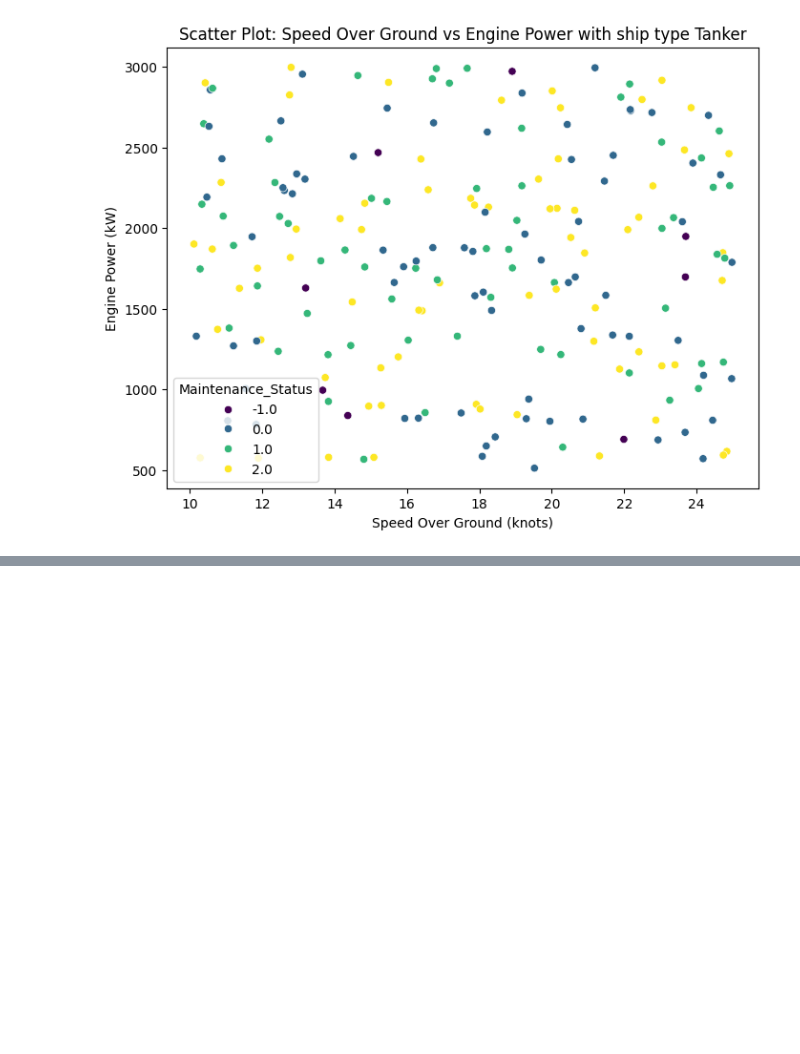
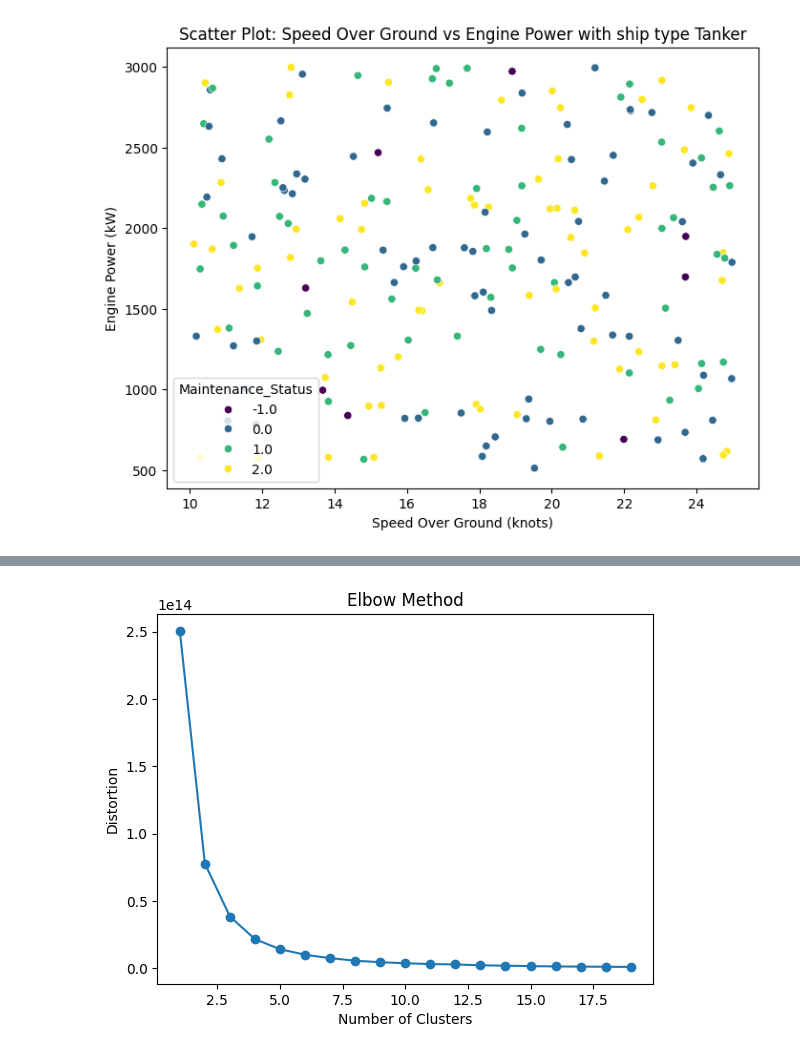
Before and after one commit to jupste/datascience-experiments, a Jupyter notebook: notebooks/eda.ipynb, the cells around one changed output, grey strips where cells are left out. Cells and saved outputs as stored; diff of their text form; code cells hidden in the pictures; blank space fills up the shorter version.

Commit message:
found good clusters when clustering by total profit

```diff
--- a/notebooks/eda.ipynb
+++ b/notebooks/eda.ipynb
@@ -286,0 +299,20 @@ for ship_type in data.Ship_Type.unique():
+# %%
+data_stripped = data.copy()
+data_stripped.drop(columns=['Ship_Type', 'Engine_Type', 'Route_Type', 'Maintenance_Status', 'Weather_Condition'], inplace=True)
+# %%
+from sklearn.cluster import KMeans
+import matplotlib.pyplot as plt
+
+distortions = []
+for k in range(1, 20):
+    kmeans = KMeans(n_clusters=k, random_state=42)
+    kmeans.fit(data_stripped)
+    distortions.append(kmeans.inertia_)
+
+plt.plot(range(1, 20), distortions, marker='o')
+plt.title('Elbow Method')
+plt.xlabel('Number of Clusters')
+plt.ylabel('Distortion')
+plt.show()
+# %% [output]
+[figure, added]
```
Also changed, not shown: parts of 10 cells of this notebook.
